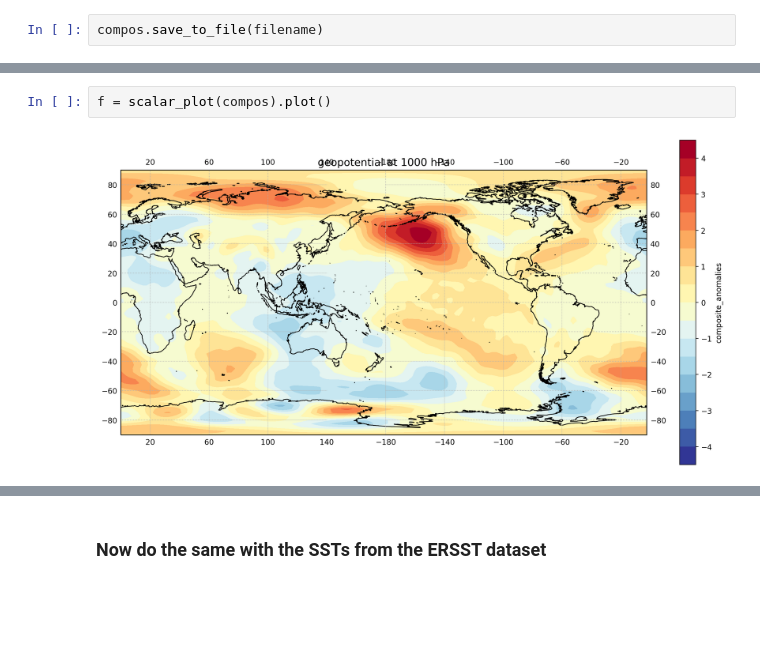
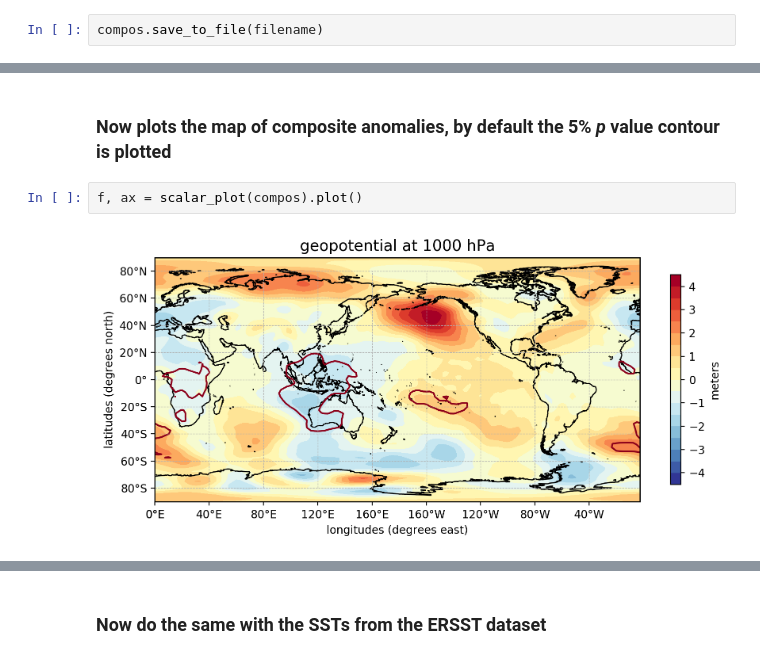
Before and after one commit to nicolasfauchereau/PICT_notebooks, a Jupyter notebook: notebooks/proxy.ipynb, the cells around one changed output, grey strips where cells are left out. Drawn from its saved outputs; the diff is of its cells as text; blank space fills up the shorter version.

Commit message:
updated notebooks/proxy.ipynb and fixed the domain selection in paleopy/plotting/scalar_plot.py

```diff
--- a/notebooks/proxy.ipynb
+++ b/notebooks/proxy.ipynb
@@ -365,4 +312,6 @@ compos.save_to_file(filename)
+# %% [markdown]
+### Now plots the map of composite anomalies, by default the 5% *p* value contour is plotted
 # %%
-f = scalar_plot(compos).plot()
+f, ax = scalar_plot(compos).plot()
 # %% [output]
-[figure, old version]
+[figure, new version]
```
Also changed, not shown: parts of 37 cells of this notebook.
